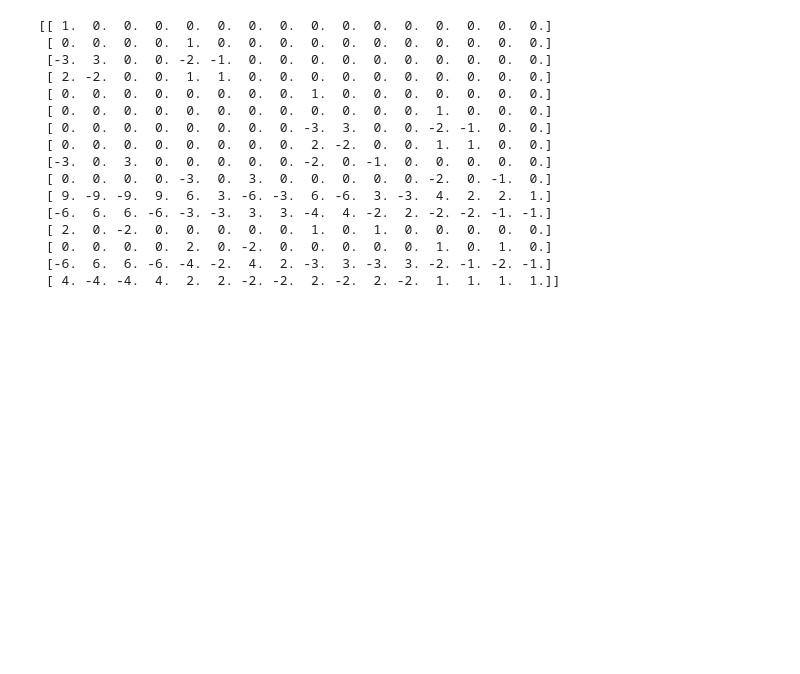
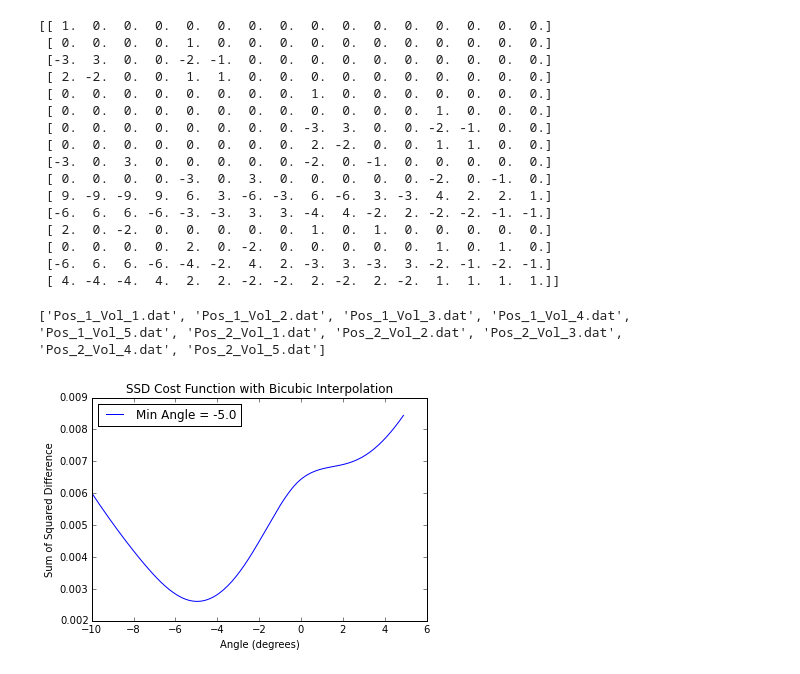
Before and after one commit to zyzdiana/AC297r-Volume-Registration, a Jupyter notebook: Multiple_Resolutions.ipynb, the cells around one changed output. Saved outputs shown, nothing was run; the diff lists cells and outputs as text; code cells hidden in the pictures; blank space fills up the shorter version.

```diff
--- a/Multiple_Resolutions.ipynb
+++ b/Multiple_Resolutions.ipynb
@@ -813,3 +1012,53 @@ def plot_cost_func(cost_func,res):
         ax[i].legend(loc=4)
     plt.show()
     plt.close(fig)
+# %%
+'''
+Helper function that cleans up list_directory
+removes hidden files
+'''
+def clean(lis):
+    try:
+
+        lis.remove('.DS_Store')
+    except:
+        lis = lis
+    return lis
+
+'''
+Helper function that retrieves all data files
+cleans up the directory to leave only .dat files
+'''
+def get_files(lis):
+    try:
+        for i in list(lis):
+            if('.dat' not in i):
+                lis.remove(i)
+    except:
+        lis = lis
+    return lis
+
+path = '/Users/zyzdiana/Dropbox/Spring2015/AC297r/Pineapple_images/'
+files = get_files(os.listdir(path))
+print files
+# %% [output]
+['Pos_1_Vol_1.dat', 'Pos_1_Vol_2.dat', 'Pos_1_Vol_3.dat', 'Pos_1_Vol_4.dat', 'Pos_1_Vol_5.dat', 'Pos_2_Vol_1.dat', 'Pos_2_Vol_2.dat', 'Pos_2_Vol_3.dat', 'Pos_2_Vol_4.dat', 'Pos_2_Vol_5.dat']
+# %%
+vol1 = np.memmap(path+files[0], dtype=np.float32, mode='c', shape=(32,32,32))
+vol1 = np.array(vol1)
+vol2 = np.memmap(path+files[5], dtype=np.float32, mode='c', shape=(32,32,32))
+vol2 = np.array(vol2)
+# %%
+thetas = np.arange(-10,5,0.1)
+cost_func  = rot_cost_func(vol1,vol2,thetas, 'bicubic')
+
+angMin = thetas[np.argmin(cost_func,axis=0)]
+plt.plot(thetas, cost_func, 'blue',label='Min Angle = %s' %(angMin))
+
+plt.title('SSD Cost Function with Bicubic Interpolation')
+plt.xlabel('Angle (degrees)')
+plt.ylabel('Sum of Squared Difference')
+plt.legend(loc='best')
+plt.show()
+# %% [output]
+[figure, added]
```
Also changed, not shown: parts of 30 cells of this notebook, 18 other files.
